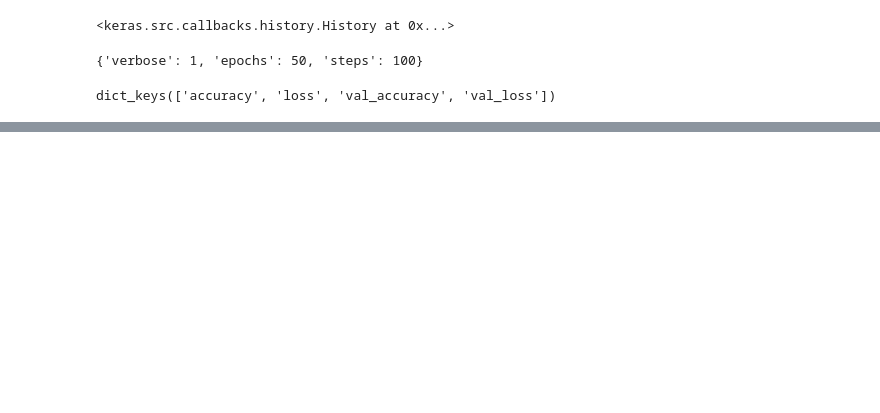
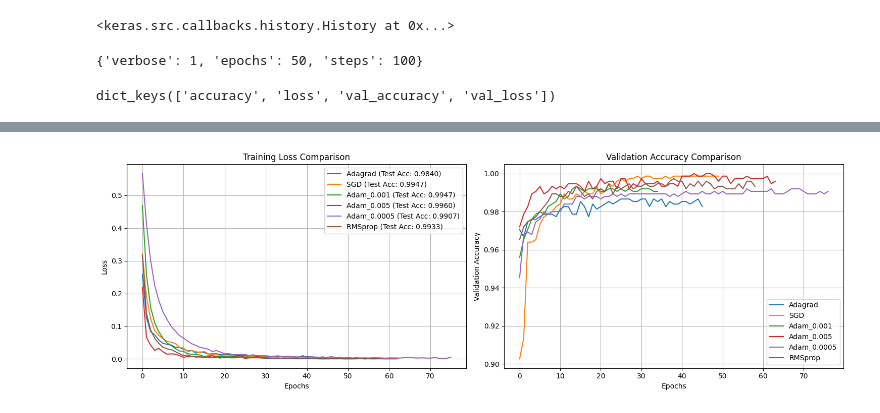
Before and after one commit to AnjanPayra/SolveIt-AI-Powered-Mango-Leaf-Disease-Detection-System-with-Interactive-Support, a Jupyter notebook: Traning/saving.ipynb, the cells around one changed output, grey strips where cells are left out. Cells and saved outputs as stored; diff of their text form; code cells hidden in the pictures; blank space fills up the shorter version.

```diff
--- a/Traning/saving.ipynb
+++ b/Traning/saving.ipynb
@@ -306,0 +469,17 @@ ValueError: File format not supported: filepath=../saved_models/3. Keras 3 only
+# %%
+for epoch in range(50):  # loop over the dataset multiple times
+    inputs = torch.randn(1, 10)  # random input tensor
+    labels = torch.tensor([1])   # target labels
+
+    # Zero the parameter gradients
+    optimizer.zero_grad()
+
+    # Forward pass
+    outputs = model(inputs)
+    loss = criterion(outputs, labels)
+
+    # Backward pass and optimize
+    loss.backward()
+    optimizer.step()
+
+    print(f'Epoch {epoch+1}, Loss: {loss.item()}')
@@ -306,0 +737,29 @@ ValueError: File format not supported: filepath=../saved_models/3. Keras 3 only
+# %%
+import matplotlib.pyplot as plt
+
+plt.figure(figsize=(15, 5))
+
+# Plot training loss
+plt.subplot(1, 2, 1)
+for name, data in results.items():
+    plt.plot(data['losses'], label=f"{name} (Test Acc: {data['test_accuracy']:.4f})")
+plt.xlabel('Epochs')
+plt.ylabel('Loss')
+plt.title('Training Loss Comparison')
+plt.legend()
+plt.grid(True)
+
+# Plot validation accuracy
+plt.subplot(1, 2, 2)
+for name, data in results.items():
+    plt.plot(data['val_accuracies'], label=name)
+plt.xlabel('Epochs')
+plt.ylabel('Validation Accuracy')
+plt.title('Validation Accuracy Comparison')
+plt.legend()
+plt.grid(True)
+
+plt.tight_layout()
+plt.show()
+# %% [output]
+[figure, added]
```
Also changed, not shown: parts of 30 cells of this notebook, 3 other files.
